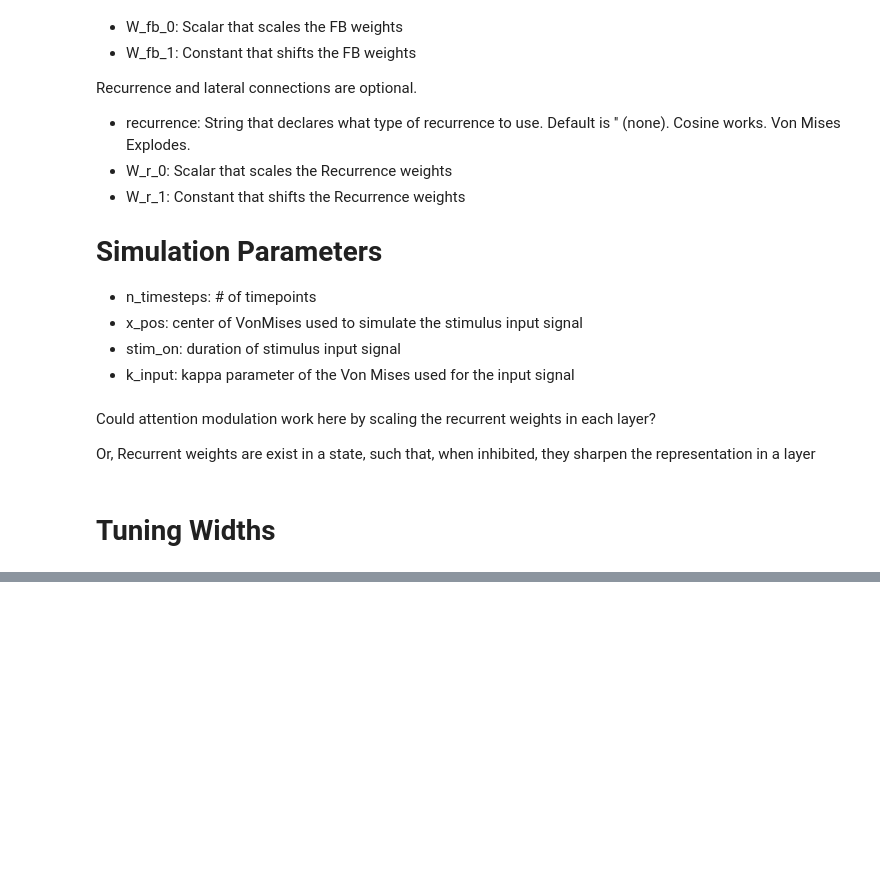
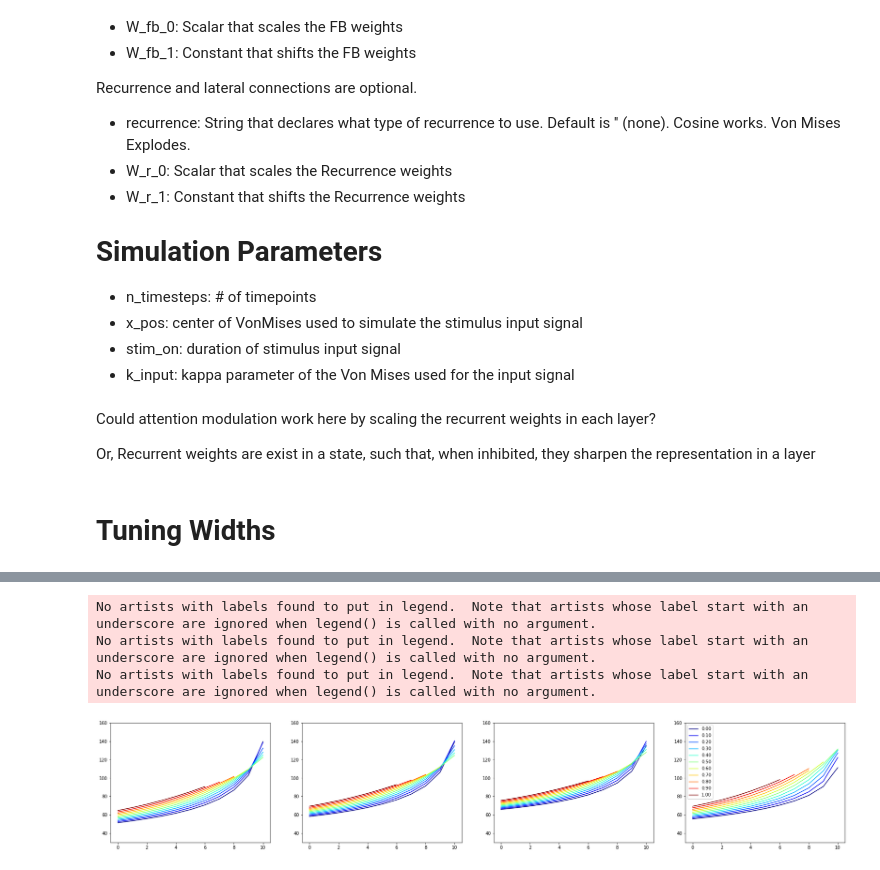
Before and after one commit to rfw256/Memento, a Jupyter notebook: dynamicmemory.ipynb, the cells around one changed output, grey strips where cells are left out. Saved outputs shown, nothing was run; the diff lists cells and outputs as text; code cells hidden in the pictures; blank space fills up the shorter version.

```diff
--- a/dynamicmemory.ipynb
+++ b/dynamicmemory.ipynb
@@ -552,0 +655,22 @@ model.W[0:100, 0:100].min()
+# %%
+fig, axs = plt.subplots(1, 4, figsize = [30, 5])
+colors = plt.cm.jet(np.linspace(0,1,len(R_0)))
+for i in df.layer_num.unique():
+    for j, row in enumerate(R_fb_widths[:, :, i]):
+
+        row_stable = row * fb_stable_map[j]
+        row_stable = [r for r in row_stable if r != 0]
+        row_unstable = row
+
+
+        # axs[i].plot(row_unstable, linestyle = ":")
+        axs[i].plot(row_stable, label = '%0.02f' % R_0[j], color = colors[j])
+        axs[i].set_ylim([30, 160])
+
+
+    plt.legend()
+# %% [output]
+No artists with labels found to put in legend.  Note that artists whose label start with an underscore are ignored when legend() is called with no argument.
+No artists with labels found to put in legend.  Note that artists whose label start with an underscore are ignored when legend() is called with no argument.
+No artists with labels found to put in legend.  Note that artists whose label start with an underscore are ignored when legend() is called with no argument.
+[figure, added]
```
Also changed, not shown: parts of 16 cells of this notebook, 3 other files.
